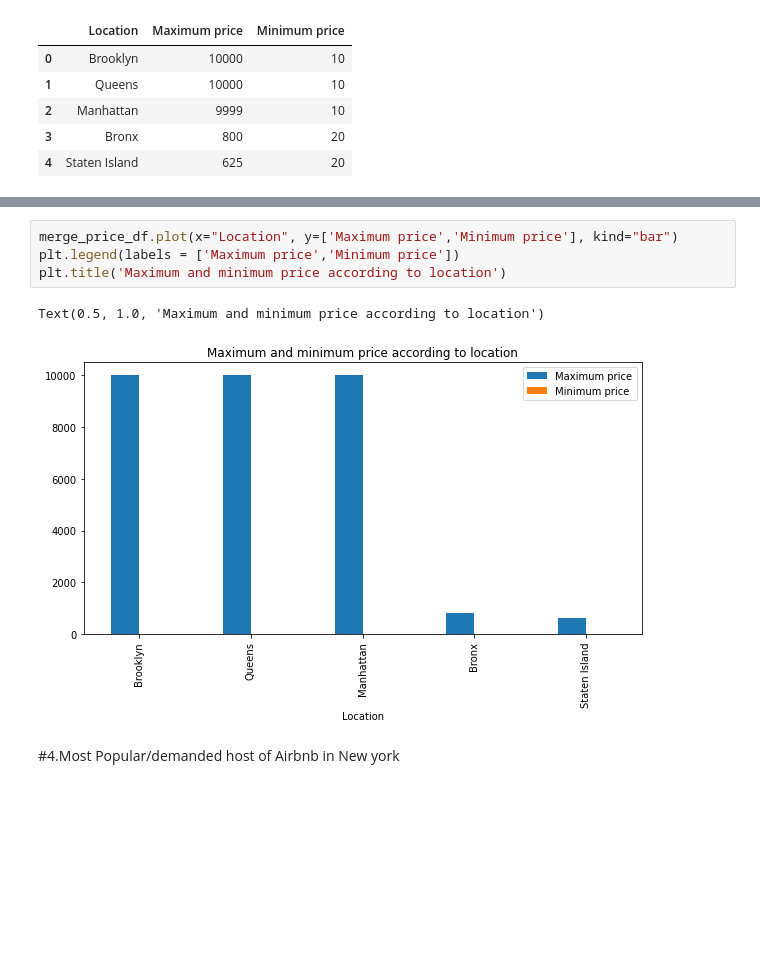
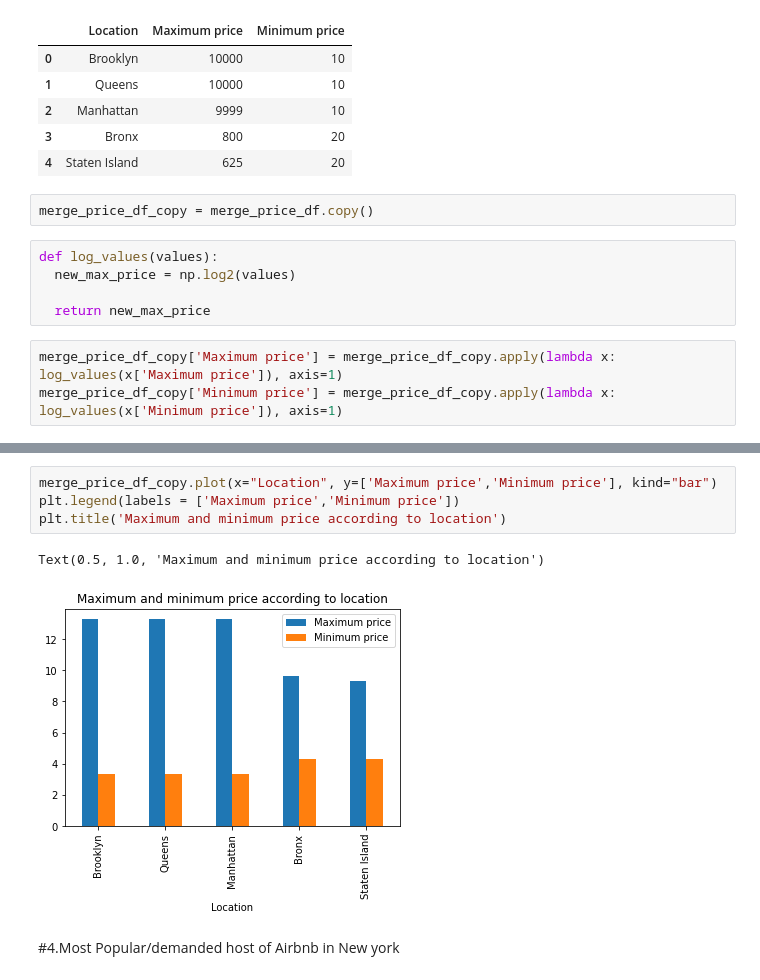
Before and after one commit to HarshivBhatt/EDA_Project_Airbnb_booking_Analysis-Self-.ipynb, a Jupyter notebook: EDA_Project_Airbnb_booking_Analysis.ipynb, the cells around one changed output, grey strips where cells are left out. Saved outputs shown, nothing was run; the diff lists cells and outputs as text; blank space fills up the shorter version.

Commit message:
Graph commit

```diff
--- a/EDA_Project_Airbnb_booking_Analysis.ipynb
+++ b/EDA_Project_Airbnb_booking_Analysis.ipynb
@@ -254,3 +272,13 @@ merge_price_df
 | 2 | Manhattan | 9999 | 10 |
 | 3 | Bronx | 800 | 20 |
 | 4 | Staten Island | 625 | 20 |
+# %%
+merge_price_df_copy = merge_price_df.copy()
+# %%
+def log_values(values):
+  new_max_price = np.log2(values)
+
+  return new_max_price
+# %%
+merge_price_df_copy['Maximum price'] = merge_price_df_copy.apply(lambda x: log_values(x['Maximum price']), axis=1)
+merge_price_df_copy['Minimum price'] = merge_price_df_copy.apply(lambda x: log_values(x['Minimum price']), axis=1)
@@ -257,10 +294,10 @@ merge_price_df
 # %%
-merge_price_df.plot(x="Location", y=['Maximum price','Minimum price'], kind="bar")
+merge_price_df_copy.plot(x="Location", y=['Maximum price','Minimum price'], kind="bar")
 plt.legend(labels = ['Maximum price','Minimum price'])
 plt.title('Maximum and minimum price according to location')
 # %% [output]
 Text(0.5, 1.0, 'Maximum and minimum price according to location')
-[figure, old version]
+[figure, new version]
 # %% [markdown]
 #4.Most Popular/demanded host of Airbnb in New york
 # %%
```
Also changed, not shown: parts of 8 cells of this notebook.
